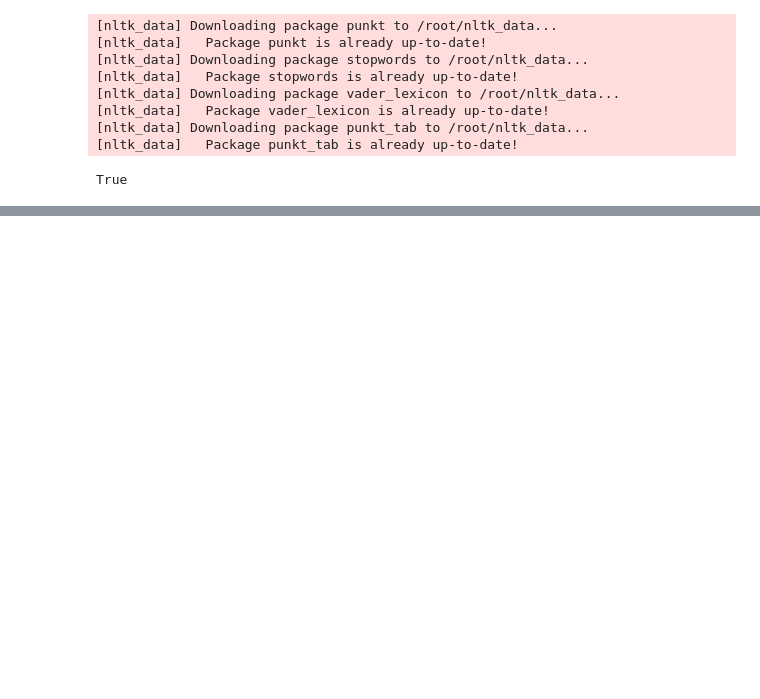
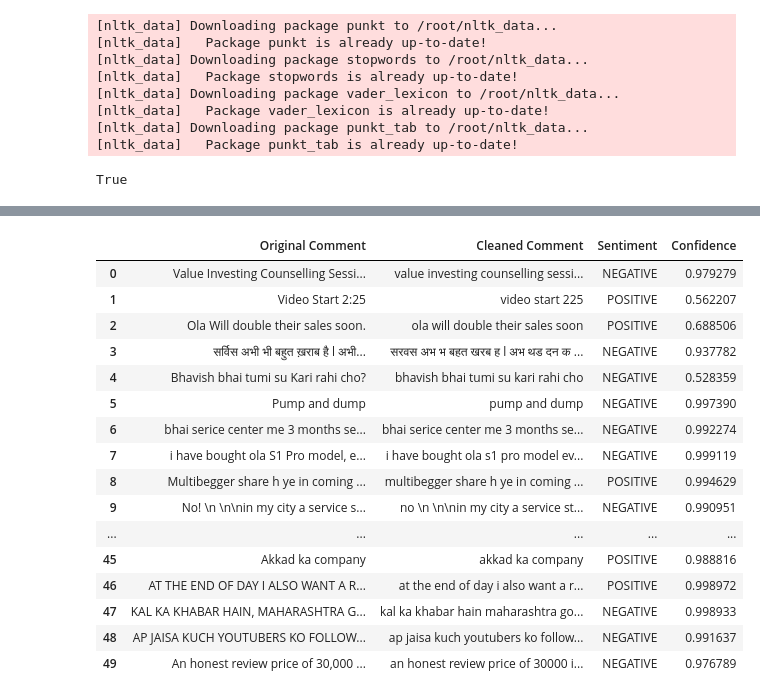
Before and after one commit to harshakarambar/youtube-sentiment-analysis, a Jupyter notebook: YouTube_Sentiment_Analysis.ipynb, the cells around one changed output, grey strips where cells are left out. Saved outputs shown, nothing was run; the diff lists cells and outputs as text; code cells hidden in the pictures; blank space fills up the shorter version.

```diff
--- a/YouTube_Sentiment_Analysis.ipynb
+++ b/YouTube_Sentiment_Analysis.ipynb
@@ -157 +248,21 @@ plt.show()
+# %%
+df.head(50)
+# %% [output]
+|  | Original Comment | Cleaned Comment | Sentiment | Confidence |
+| 0 | Value Investing Counselling Sessi... | value investing counselling sessi... | NEGATIVE | 0.979279 |
+| 1 | Video Start 2:25 | video start 225 | POSITIVE | 0.562207 |
+| 2 | Ola Will double their sales soon. | ola will double their sales soon | POSITIVE | 0.688506 |
+| 3 | सर्विस अभी भी बहुत ख़राब है l अभी... | सरवस अभ भ बहत खरब ह l अभ थड दन क ... | NEGATIVE | 0.937782 |
+| 4 | Bhavish bhai tumi su Kari rahi cho? | bhavish bhai tumi su kari rahi cho | NEGATIVE | 0.528359 |
+| 5 | Pump and dump | pump and dump | NEGATIVE | 0.997390 |
+| 6 | bhai serice center me 3 months se... | bhai serice center me 3 months se... | NEGATIVE | 0.992274 |
+| 7 | i have bought ola S1 Pro model, e... | i have bought ola s1 pro model ev... | NEGATIVE | 0.999119 |
+| 8 | Multibegger share h ye in coming ... | multibegger share h ye in coming ... | POSITIVE | 0.994629 |
+| 9 | No! \n \n\nin my city a service s... | no \n \n\nin my city a service st... | NEGATIVE | 0.990951 |
+| ... | ... | ... | ... | ... |
+| 45 | Akkad ka company | akkad ka company | POSITIVE | 0.988816 |
+| 46 | AT THE END OF DAY I ALSO WANT A R... | at the end of day i also want a r... | POSITIVE | 0.998972 |
+| 47 | KAL KA KHABAR HAIN, MAHARASHTRA G... | kal ka khabar hain maharashtra go... | NEGATIVE | 0.998933 |
+| 48 | AP JAISA KUCH YOUTUBERS KO FOLLOW... | ap jaisa kuch youtubers ko follow... | NEGATIVE | 0.991637 |
+| 49 | An honest review price of 30,000 ... | an honest review price of 30000 i... | NEGATIVE | 0.976789 |
 # %%
```
Also changed, not shown: parts of 13 cells of this notebook.
